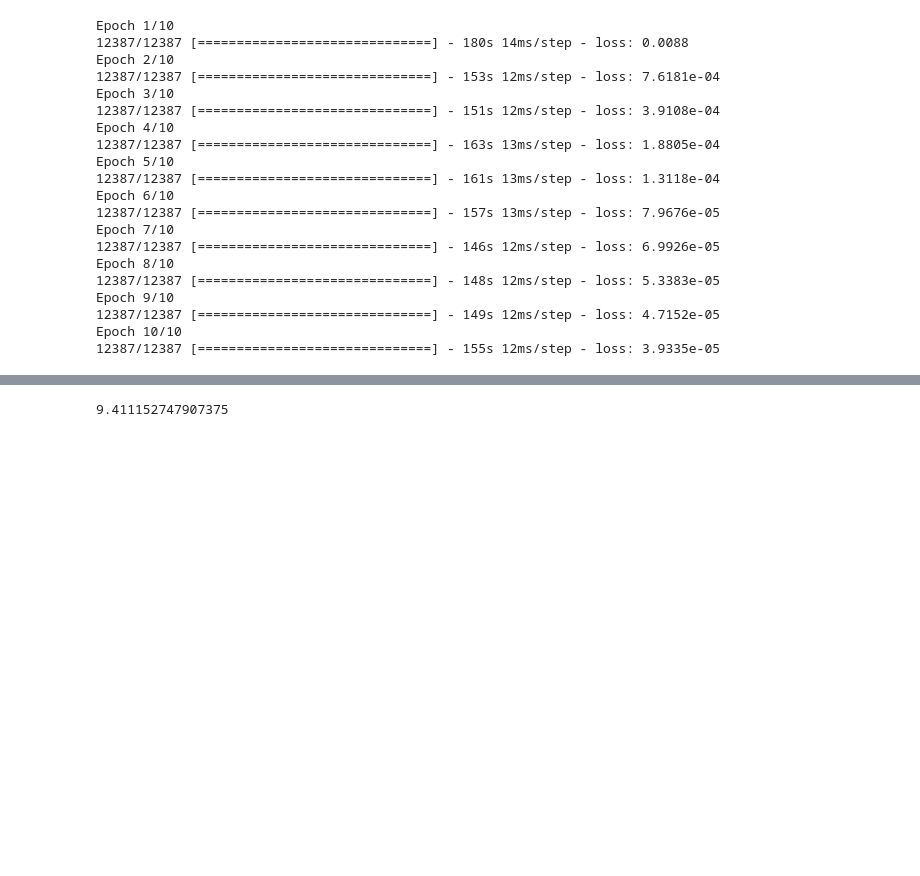
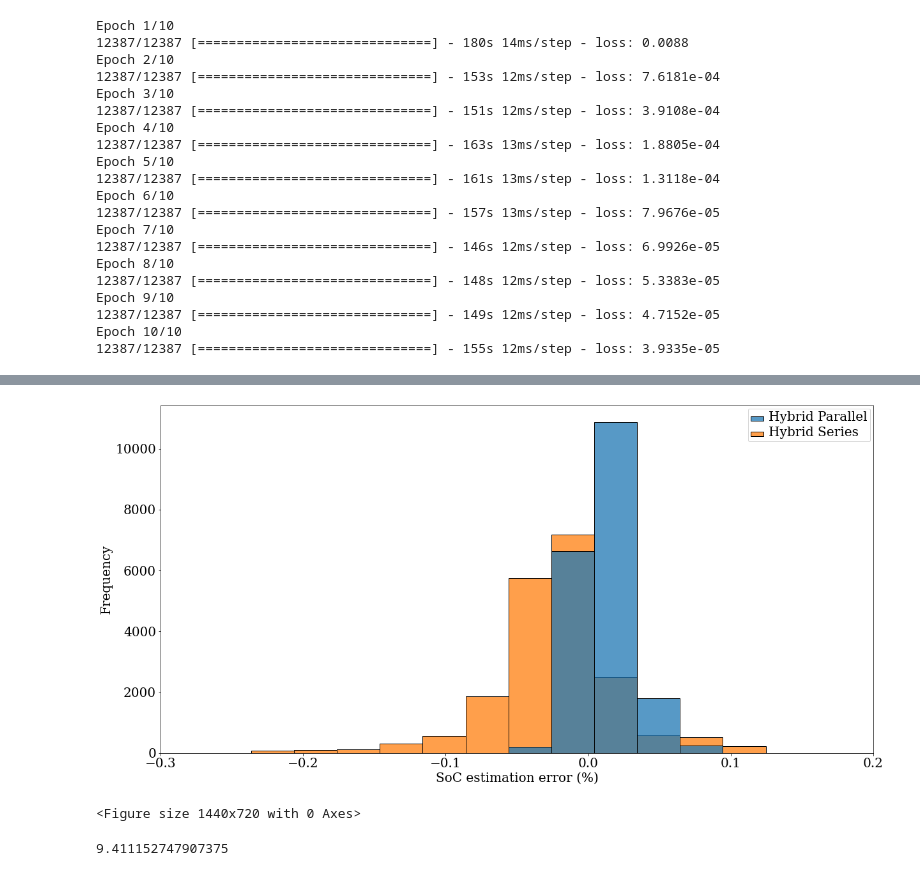
Before and after one commit to pierredm1/4th-Year-Imperial-Thesis, a Jupyter notebook: notebooks/v2-NoTemp.ipynb, the cells around one changed output, grey strips where cells are left out. Saved outputs shown, nothing was run; the diff lists cells and outputs as text; code cells hidden in the pictures; blank space fills up the shorter version.

```diff
--- a/notebooks/v2-NoTemp.ipynb
+++ b/notebooks/v2-NoTemp.ipynb
@@ -1361,0 +1334,41 @@ plt.xlim(-0.2,0.2)
+# %%
+df_plot = pd.read_csv('../raw_data/df_plot.csv').drop(columns='Unnamed: 0')
+df_plot = df_plot[(df_plot['Hybrid Parallel']<5) & (df_plot['Hybrid Parallel']>-5)]
+df_plot.sort_values(by='Hybrid Parallel', ascending=True)
+fig, ax1 = plt.subplots(figsize=[20,10])
+errors_list_SVR = df_plot['Hybrid Parallel']
+errors_list_LinReg = df_plot['Hybrid Series']
+
+errors_list_LinReg.rename('Errors (%)', inplace=True)
+errors_list_SVR.rename('Errors (%)', inplace=True)
+
+df_plot = pd.DataFrame({'Hybrid Parallel':errors_list_SVR,
+                       'Hybrid Series':errors_list_LinReg
+                       })
+
+#seaborn.set_style(style='white')
+ax1 = seaborn.histplot(data=df_plot, color='Orange', bins=50)
+#ax2 = seaborn.histplot(data=df_plot['NARX_SVR'], color='Orange', bins=50)
+
+#seaborn.set(rc={"figure.dpi":1000, 'savefig.dpi':1000})
+
+ax1.set_xlabel('SoC estimation error (%)', fontsize=20, fontname='serif')
+ax1.set_ylabel('Frequency', fontsize=20, fontname='serif')
+
+#ax1.legend(prop={'family':'serif','size':22}, handlelength=4)
+#ax1.legend()
+for tick in ax1.get_xticklabels():
+    tick.set_fontname('serif')
+
+for tick in ax1.get_yticklabels():
+    tick.set_fontname('serif')
+
+ax1.tick_params(axis='both',labelsize=20)
+plt.setp(ax1.get_legend().get_texts(), fontsize='20')
+plt.setp(ax1.get_legend().get_texts(), fontname='serif')
+plt.figure(figsize=[20,10])
+ax1.set_xlim(-0.3,0.2)
+#plt.setp(ax1.texts, family='serif')
+fig = ax1.get_figure()
+#fig.savefig('Errors Chart.png')
+# %% [output]
@@ -1362,3 +1381,5 @@ plt.xlim(-0.2,0.2)
+[figure, added]
+<Figure size 1440x720 with 0 Axes>
 # %%
 len1 = len(results)
 X = np.linspace(0,len1,len1)
```
Also changed, not shown: parts of 6 cells of this notebook, 3 other files.
